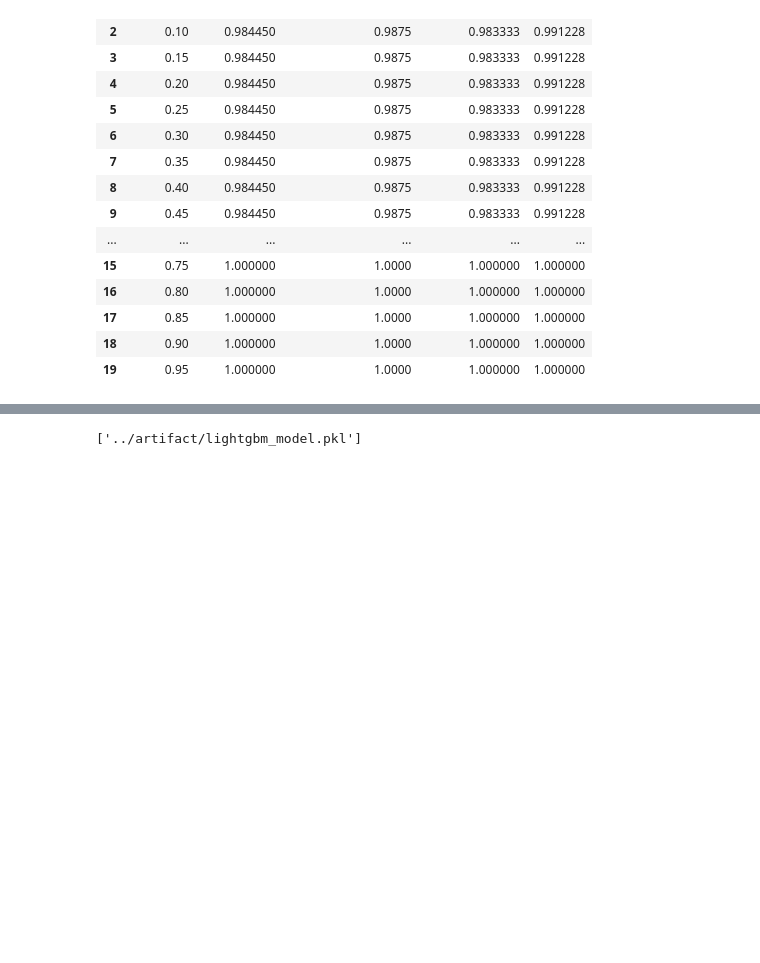
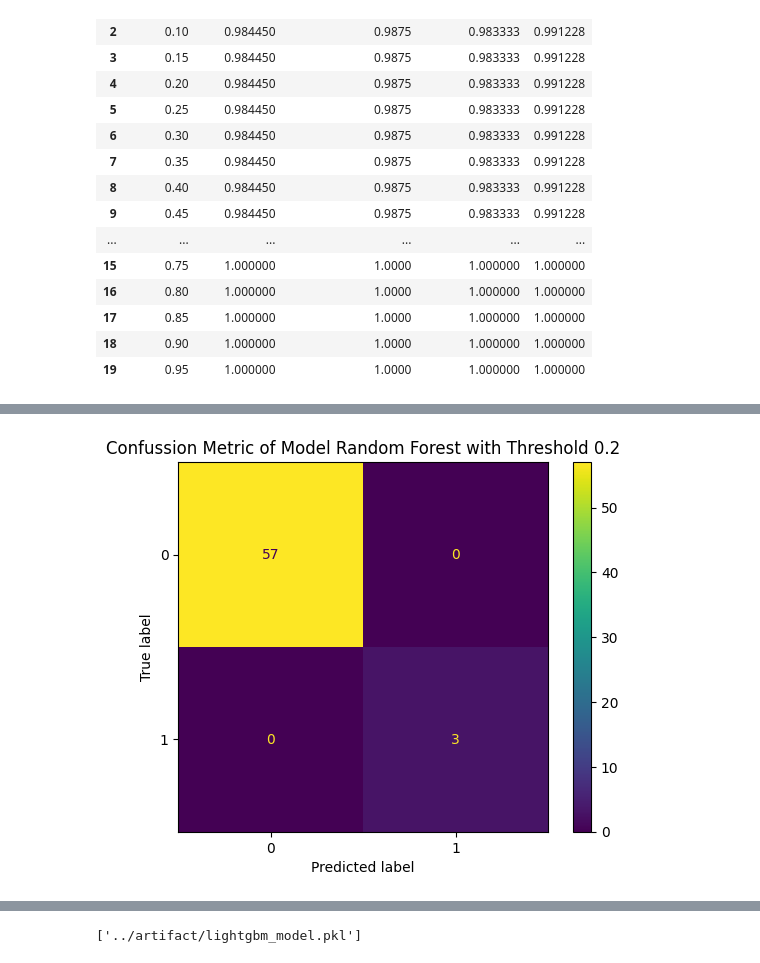
Before and after one commit to pradanaadn/churn-prediction, a Jupyter notebook: notebook/modelling.ipynb, the cells around one changed output, grey strips where cells are left out. Cells and saved outputs as stored; diff of their text form; code cells hidden in the pictures; blank space fills up the shorter version.

```diff
--- a/notebook/modelling.ipynb
+++ b/notebook/modelling.ipynb
@@ -278,0 +311,4 @@ find_best_threshold(probs_lgbm, threshold)
+# %%
+plot_confussion_metric(y_test, probs_rf,0.2,"Random Forest" )
+# %% [output]
+[figure, added]
```
Also changed, not shown: parts of 7 cells of this notebook, 1 other file.
